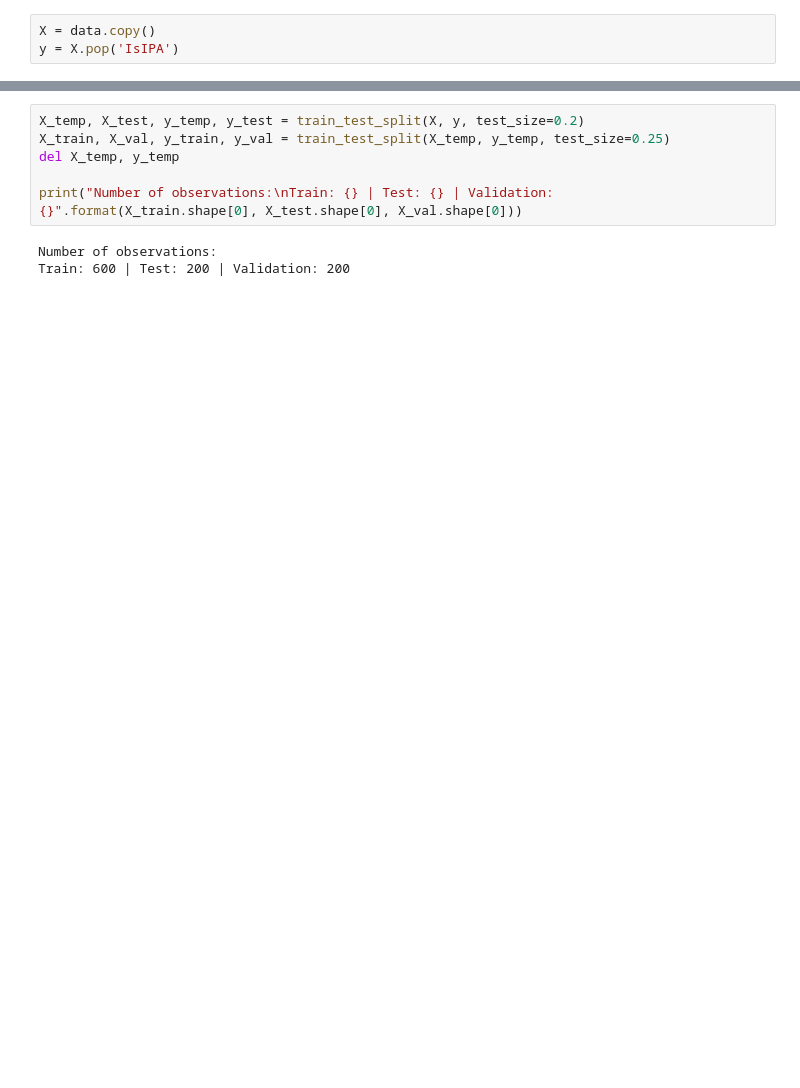
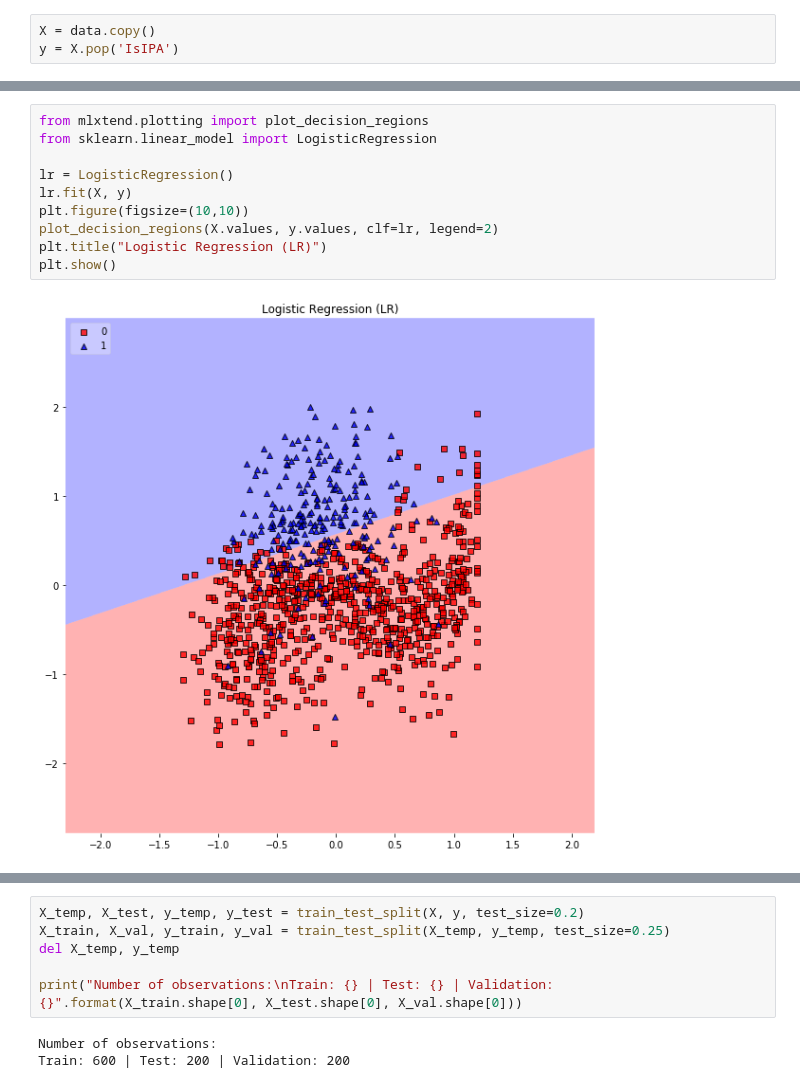
Before and after one commit to LDSSA/bootcamp, a Jupyter notebook: units/SLU11_Model_Validation/learning.ipynb, the cells around one changed output, grey strips where cells are left out. Drawn from its saved outputs; the diff is of its cells as text; blank space fills up the shorter version.

```diff
--- a/units/SLU11_Model_Validation/learning.ipynb
+++ b/units/SLU11_Model_Validation/learning.ipynb
@@ -134,0 +131,12 @@ for key, clf in clfs.items():
+# %%
+from mlxtend.plotting import plot_decision_regions
+from sklearn.linear_model import LogisticRegression
+
+lr = LogisticRegression()
+lr.fit(X, y)
+plt.figure(figsize=(10,10))
+plot_decision_regions(X.values, y.values, clf=lr, legend=2)
+plt.title("Logistic Regression (LR)")
+plt.show()
+# %% [output]
+[figure, added]
```
Also changed, not shown: parts of 33 cells of this notebook, 2 other files.
